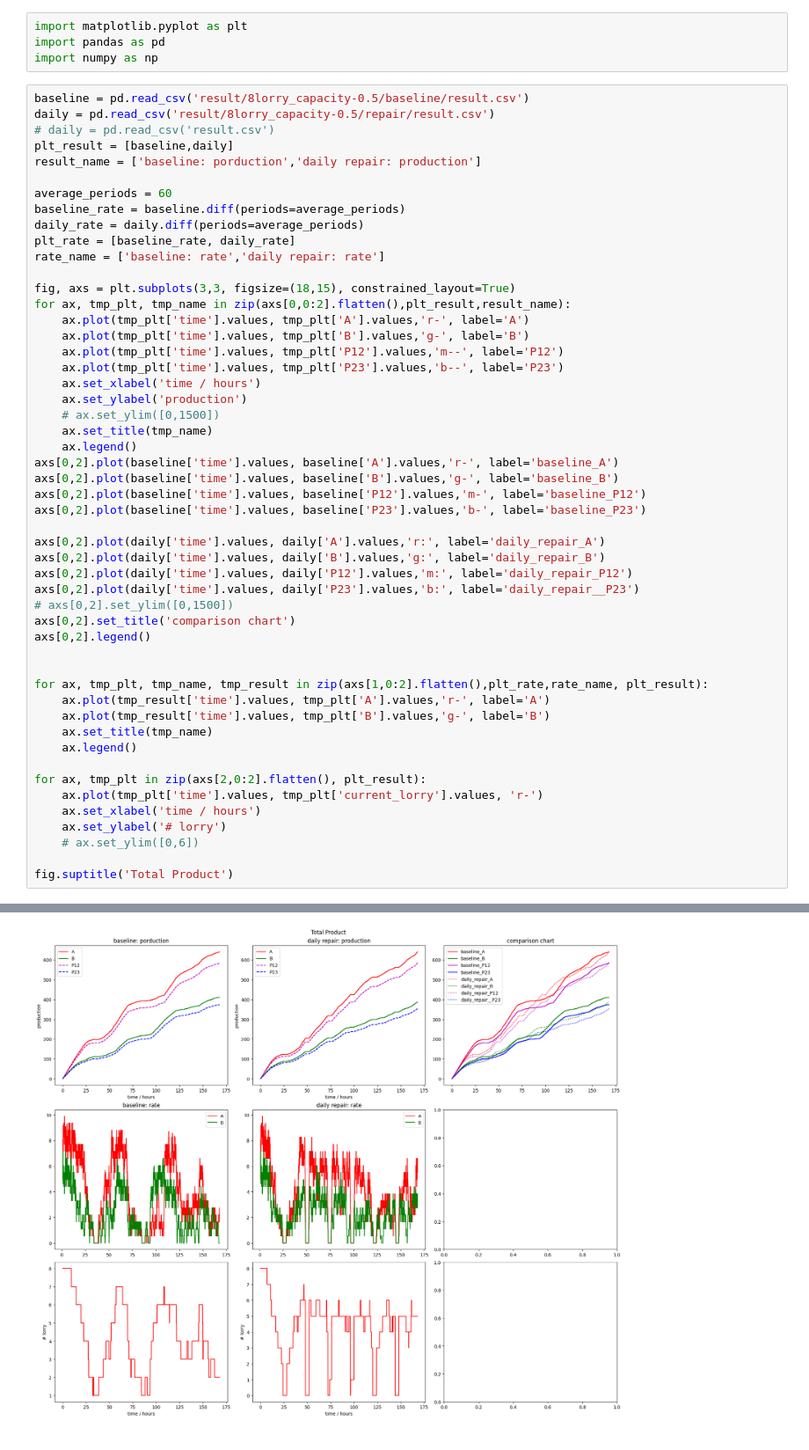
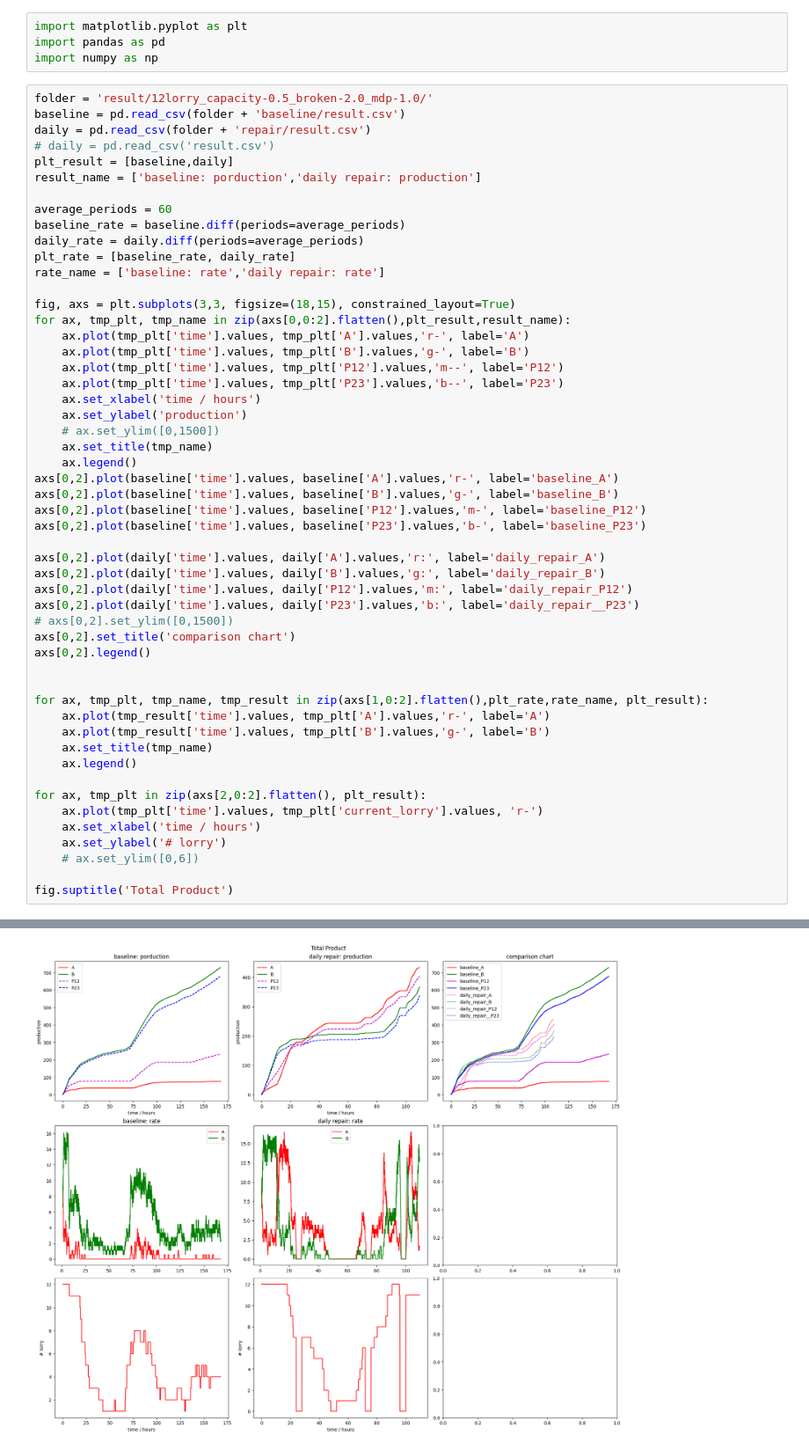
Before and after one commit to Observe-l/PredM, a Jupyter notebook: result_plot.ipynb, the cells around one changed output, grey strips where cells are left out. Shown at 88% size. Cells and saved outputs as stored; diff of their text form.

Commit message:
Some result

```diff
--- a/result_plot.ipynb
+++ b/result_plot.ipynb
@@ -3,8 +3,9 @@ import matplotlib.pyplot as plt
 import pandas as pd
 import numpy as np
 # %%
-baseline = pd.read_csv('result/8lorry_capacity-0.5/baseline/result.csv')
-daily = pd.read_csv('result/8lorry_capacity-0.5/repair/result.csv')
+folder = 'result/12lorry_capacity-0.5_broken-2.0_mdp-1.0/'
+baseline = pd.read_csv(folder + 'baseline/result.csv')
+daily = pd.read_csv(folder + 'repair/result.csv')
 # daily = pd.read_csv('result.csv')
 plt_result = [baseline,daily]
 result_name = ['baseline: porduction','daily repair: production']
@@ -28,31 +29,31 @@ for ax, tmp_plt, tmp_name in zip(axs[0,0:2].flatten(),plt_result,result_name):
     ax.legend()
 axs[0,2].plot(baseline['time'].values, baseline['A'].values,'r-', label='baseline_A')
 axs[0,2].plot(baseline['time'].values, baseline['B'].values,'g-', label='baseline_B')
 axs[0,2].plot(baseline['time'].values, baseline['P12'].values,'m-', label='baseline_P12')
 axs[0,2].plot(baseline['time'].values, baseline['P23'].values,'b-', label='baseline_P23')
 
 axs[0,2].plot(daily['time'].values, daily['A'].values,'r:', label='daily_repair_A')
 axs[0,2].plot(daily['time'].values, daily['B'].values,'g:', label='daily_repair_B')
 axs[0,2].plot(daily['time'].values, daily['P12'].values,'m:', label='daily_repair_P12')
 axs[0,2].plot(daily['time'].values, daily['P23'].values,'b:', label='daily_repair__P23')
 # axs[0,2].set_ylim([0,1500])
 axs[0,2].set_title('comparison chart')
 axs[0,2].legend()
 
 
 for ax, tmp_plt, tmp_name, tmp_result in zip(axs[1,0:2].flatten(),plt_rate,rate_name, plt_result):
     ax.plot(tmp_result['time'].values, tmp_plt['A'].values,'r-', label='A')
     ax.plot(tmp_result['time'].values, tmp_plt['B'].values,'g-', label='B')
     ax.set_title(tmp_name)
     ax.legend()
 
 for ax, tmp_plt in zip(axs[2,0:2].flatten(), plt_result):
     ax.plot(tmp_plt['time'].values, tmp_plt['current_lorry'].values, 'r-')
     ax.set_xlabel('time / hours')
     ax.set_ylabel('# lorry')
     # ax.set_ylim([0,6])
 
 fig.suptitle('Total Product')
 # %% [output]
 Text(0.5, 0.98, 'Total Product')
-[figure, old version]
+[figure, new version]
```
Also changed, not shown: 17 other files.
